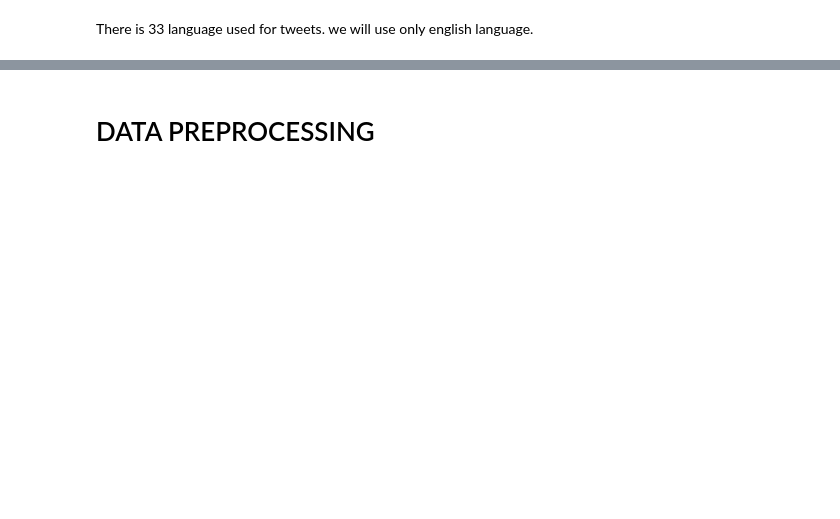
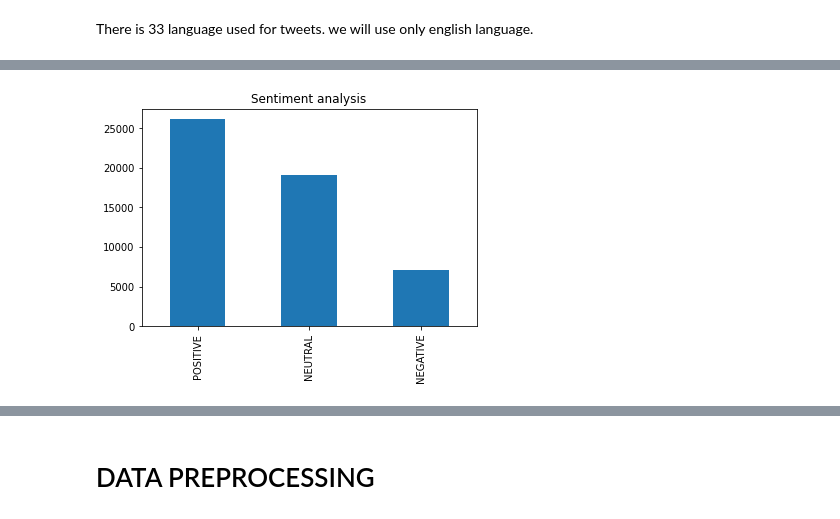
Before and after one commit to krisbianprabowo/bitcoin_price_prediction, a Jupyter notebook: final_projects_nlp_v1.ipynb, the cells around one changed output, grey strips where cells are left out. Saved outputs shown, nothing was run; the diff lists cells and outputs as text; code cells hidden in the pictures; blank space fills up the shorter version.

```diff
--- a/final_projects_nlp_v1.ipynb
+++ b/final_projects_nlp_v1.ipynb
@@ -370,0 +408,4 @@ wc(data['text'])
+# %%
+sid = SentimentIntensityAnalyzer()
+# %%
+data['vader'] = data['text'].apply(lambda desc: sid.polarity_scores(desc))
@@ -370,0 +418,3 @@ wc(data['text'])
+# %%
+data['compound'] = data['vader'].apply(lambda score_dict: score_dict['compound'])
+data.head()
@@ -370,0 +433,5 @@ wc(data['text'])
+# %%
+data['sentiment_vader'] = ''
+data.loc[data.compound>0, 'sentiment_vader']='POSITIVE'
+data.loc[data.compound==0, 'sentiment_vader']='NEUTRAL'
+data.loc[data.compound<0, 'sentiment_vader']='NEGATIVE'
@@ -370,0 +449,4 @@ wc(data['text'])
+# %%
+data.sentiment_vader.value_counts().plot(kind='bar', title='Sentiment analysis');
+# %% [output]
+[figure, added]
```
Also changed, not shown: parts of 51 cells of this notebook.
